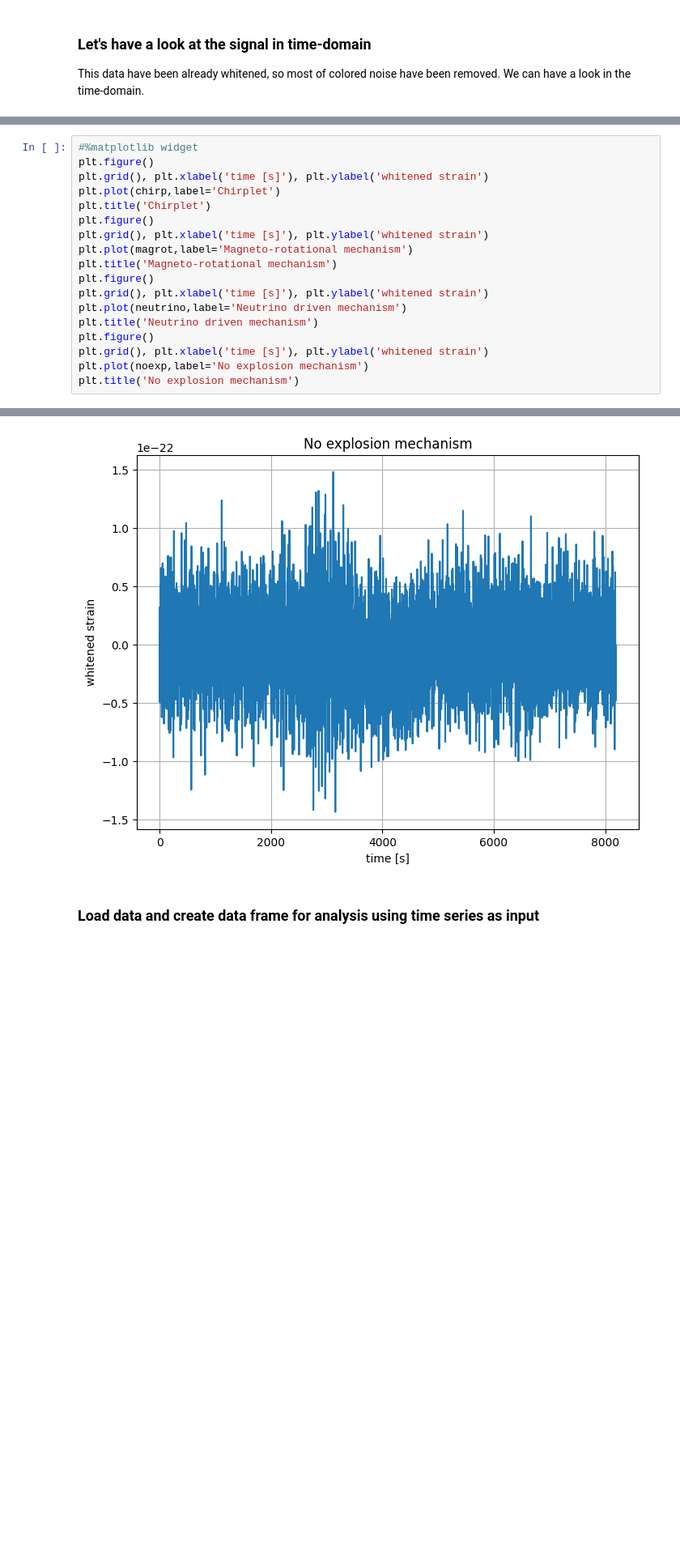
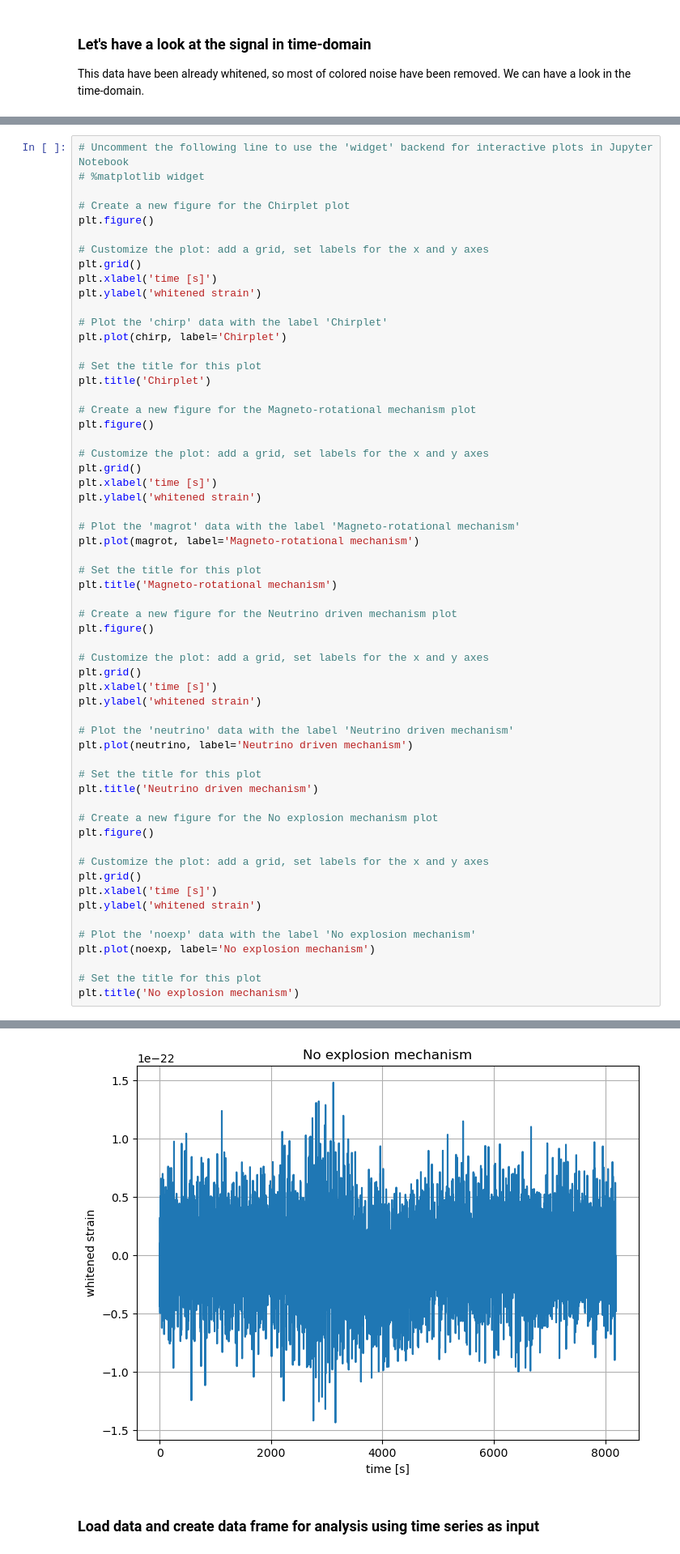
Before and after one commit to olli-e-benji/GWML-masterclass, a Jupyter notebook: notebook/GW-CCN-1D.ipynb, the cells around one changed output, grey strips where cells are left out. Shown at 81% size. Drawn from its saved outputs; the diff is of its cells as text; blank space fills up the shorter version.

```diff
--- a/notebook/GW-CCN-1D.ipynb
+++ b/notebook/GW-CCN-1D.ipynb
@@ -171,22 +233,63 @@ magrot=np.load(target_path+'magrot/'+'magrot_snr30_1.npy')
 neutrino=np.load(target_path+'neutrino/'+'neutrino_snr30_1.npy')
 noexp=np.load(target_path+'noexp/'+'noexp_snr30_1.npy')
 # %%
-#%matplotlib widget
+# Uncomment the following line to use the 'widget' backend for interactive plots in Jupyter Notebook
+# %matplotlib widget
+
+# Create a new figure for the Chirplet plot
 plt.figure()
-plt.grid(), plt.xlabel('time [s]'), plt.ylabel('whitened strain')
-plt.plot(chirp,label='Chirplet')
+
+# Customize the plot: add a grid, set labels for the x and y axes
+plt.grid()
+plt.xlabel('time [s]')
+plt.ylabel('whitened strain')
+
+# Plot the 'chirp' data with the label 'Chirplet'
+plt.plot(chirp, label='Chirplet')
+
+# Set the title for this plot
 plt.title('Chirplet')
+
+# Create a new figure for the Magneto-rotational mechanism plot
 plt.figure()
-plt.grid(), plt.xlabel('time [s]'), plt.ylabel('whitened strain')
-plt.plot(magrot,label='Magneto-rotational mechanism')
+
+# Customize the plot: add a grid, set labels for the x and y axes
+plt.grid()
+plt.xlabel('time [s]')
+plt.ylabel('whitened strain')
+
+# Plot the 'magrot' data with the label 'Magneto-rotational mechanism'
+plt.plot(magrot, label='Magneto-rotational mechanism')
+
+# Set the title for this plot
 plt.title('Magneto-rotational mechanism')
+
+# Create a new figure for the Neutrino driven mechanism plot
 plt.figure()
-plt.grid(), plt.xlabel('time [s]'), plt.ylabel('whitened strain')
-plt.plot(neutrino,label='Neutrino driven mechanism')
+
+# Customize the plot: add a grid, set labels for the x and y axes
+plt.grid()
+plt.xlabel('time [s]')
+plt.ylabel('whitened strain')
+
+# Plot the 'neutrino' data with the label 'Neutrino driven mechanism'
+plt.plot(neutrino, label='Neutrino driven mechanism')
+
+# Set the title for this plot
 plt.title('Neutrino driven mechanism')
+
+# Create a new figure for the No explosion mechanism plot
 plt.figure()
-plt.grid(), plt.xlabel('time [s]'), plt.ylabel('whitened strain')
-plt.plot(noexp,label='No explosion mechanism')
+
+# Customize the plot: add a grid, set labels for the x and y axes
+plt.grid()
+plt.xlabel('time [s]')
+plt.ylabel('whitened strain')
+
+# Plot the 'noexp' data with the label 'No explosion mechanism'
+plt.plot(noexp, label='No explosion mechanism')
+
+# Set the title for this plot
 plt.title('No explosion mechanism')
 # %% [output]
 Text(0.5, 1.0, 'No explosion mechanism')
@@ -196,4 +299,4 @@ Text(0.5, 1.0, 'No explosion mechanism')
-[figure, old version]
+[figure, new version]
 # %% [markdown]
 ### Load data and create data frame for analysis using time series as input
 # %%
```
Also changed, not shown: parts of 46 cells of this notebook, 2 other files.
